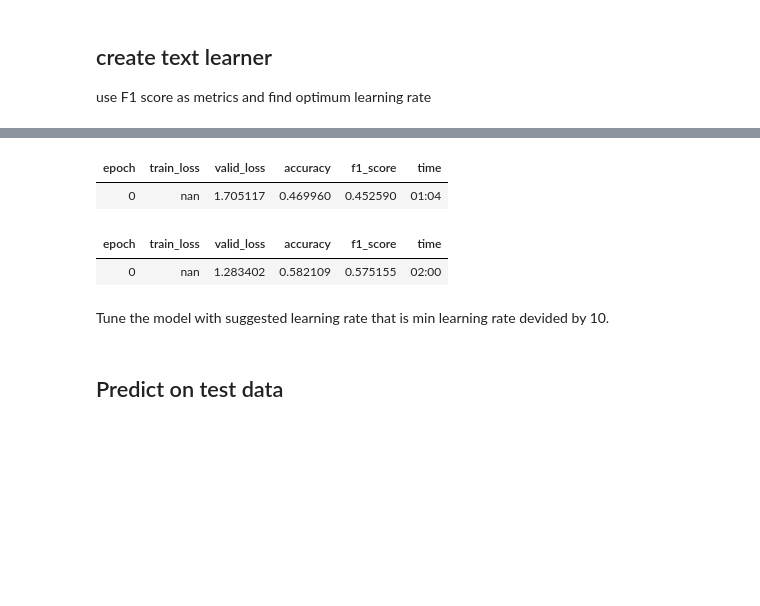
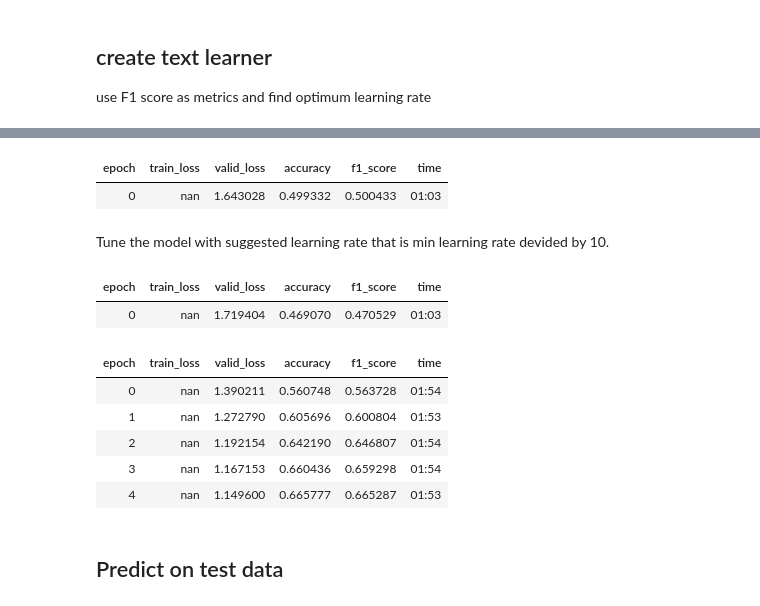
Before and after one commit to sayanbanerjee32/NLP-with-fastai2.0, a Jupyter notebook: fastai_on_20newsgroup.ipynb, the cells around one changed output, grey strips where cells are left out. Saved outputs shown, nothing was run; the diff lists cells and outputs as text; code cells hidden in the pictures; blank space fills up the shorter version.

Commit message:
initial training final

```diff
--- a/fastai_on_20newsgroup.ipynb
+++ b/fastai_on_20newsgroup.ipynb
@@ -185,12 +163,21 @@ SuggestedLRs(lr_min=5.754399462603033e-05, lr_steep=0.0004786300996784121)
 # %%
-learn.fine_tune(1, 1e-2)
+learn.fit_one_cycle(1, 1e-2)
 # %% [output]
 | epoch | train_loss | valid_loss | accuracy | f1_score | time |
-| 0 | nan | 1.705117 | 0.469960 | 0.452590 | 01:04 |
+| 0 | nan | 1.643028 | 0.499332 | 0.500433 | 01:03 |
-| epoch | train_loss | valid_loss | accuracy | f1_score | time |
-| 0 | nan | 1.283402 | 0.582109 | 0.575155 | 02:00 |
 # %% [markdown]
 Tune the model with suggested learning rate that is min learning rate devided by 10.
+# %%
+learn.fine_tune(5, 1e-2)
+# %% [output]
+| epoch | train_loss | valid_loss | accuracy | f1_score | time |
+| 0 | nan | 1.719404 | 0.469070 | 0.470529 | 01:03 |
+| epoch | train_loss | valid_loss | accuracy | f1_score | time |
+| 0 | nan | 1.390211 | 0.560748 | 0.563728 | 01:54 |
+| 1 | nan | 1.272790 | 0.605696 | 0.600804 | 01:53 |
+| 2 | nan | 1.192154 | 0.642190 | 0.646807 | 01:54 |
+| 3 | nan | 1.167153 | 0.660436 | 0.659298 | 01:54 |
+| 4 | nan | 1.149600 | 0.665777 | 0.665287 | 01:53 |
 # %%
 #learn.fit_one_cycle(1, 0.001) # min / 10
 #learn.fit_one_cycle(1, 2e-2)
```
Also changed, not shown: parts of 4 cells of this notebook.
